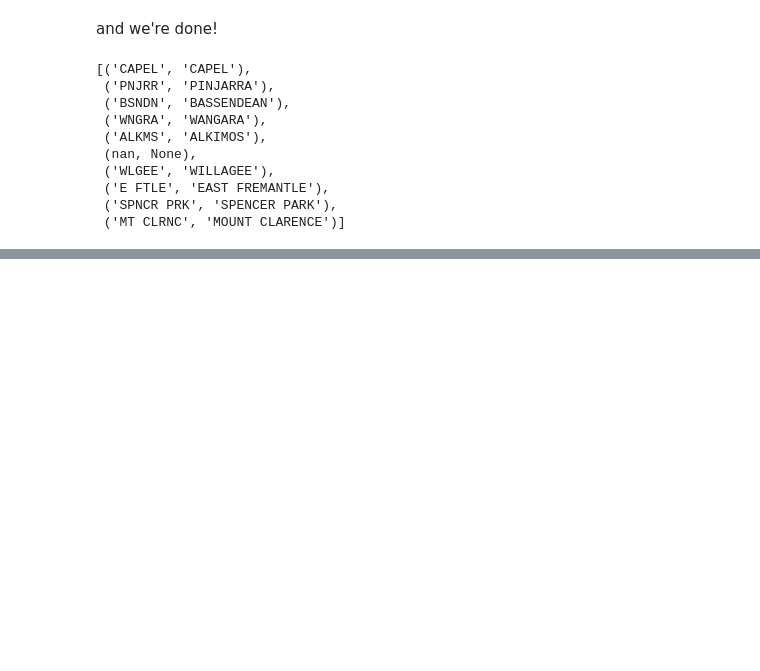
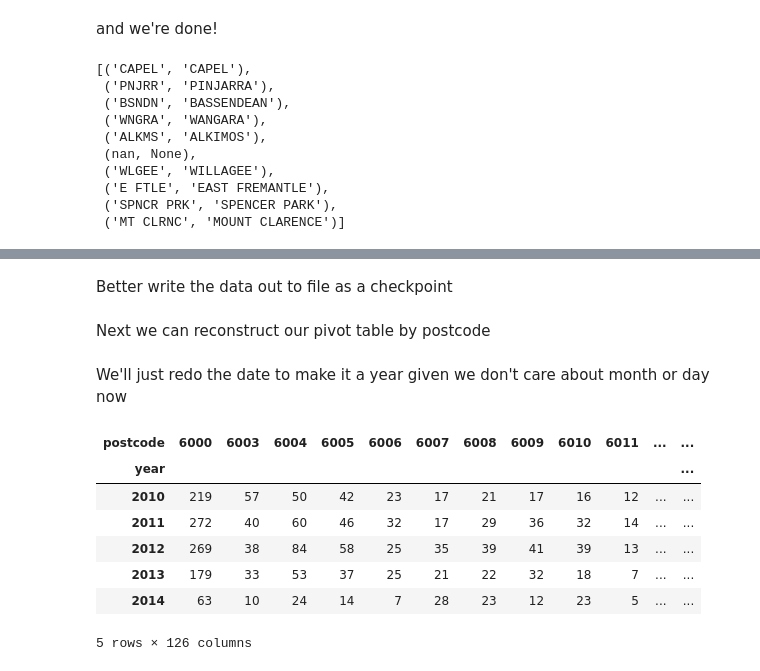
Before and after one commit to core-skills/03-zero-to-data-science, a Jupyter notebook: notebooks/pm1-fusing-data.ipynb, the cells around one changed output, grey strips where cells are left out. Saved outputs shown, nothing was run; the diff lists cells and outputs as text; code cells hidden in the pictures; blank space fills up the shorter version.

```diff
--- a/notebooks/pm1-fusing-data.ipynb
+++ b/notebooks/pm1-fusing-data.ipynb
@@ -341,0 +304,11 @@ bomber.grid_to_geotiff
+# %%
+suburb_postcode_mapping = dict(pd.unique(
+    list(zip(*[age_data[c] for c in ['suburb', 'postcode']]))))
+
+def get_postcode(suburb):
+    try:
+        return suburb_postcode_mapping[suburb]
+    except KeyError:
+        return None
+
+list(suburb_postcode_mapping.items())[:5]
@@ -341,0 +357,2 @@ bomber.grid_to_geotiff
+# %% [markdown]
+Better write the data out to file as a checkpoint
@@ -341,0 +362,2 @@ bomber.grid_to_geotiff
+# %% [markdown]
+Next we can reconstruct our pivot table by postcode
@@ -341,0 +377,15 @@ bomber.grid_to_geotiff
+# %% [markdown]
+We'll just redo the date to make it a year given we don't care about month or day now
+# %%
+fault_pivot['year'] = fault_pivot.index.year
+fault_pivot.set_index('year', inplace=True)
+fault_pivot.head()
+# %% [output]
+| postcode | 6000 | 6003 | 6004 | 6005 | 6006 | 6007 | 6008 | 6009 | 6010 | 6011 | ... | ... |
+| year |  |  |  |  |  |  |  |  |  |  |  | ... |
+| 2010 | 219 | 57 | 50 | 42 | 23 | 17 | 21 | 17 | 16 | 12 | ... | ... |
+| 2011 | 272 | 40 | 60 | 46 | 32 | 17 | 29 | 36 | 32 | 14 | ... | ... |
+| 2012 | 269 | 38 | 84 | 58 | 25 | 35 | 39 | 41 | 39 | 13 | ... | ... |
+| 2013 | 179 | 33 | 53 | 37 | 25 | 21 | 22 | 32 | 18 | 7 | ... | ... |
+| 2014 | 63 | 10 | 24 | 14 | 7 | 28 | 23 | 12 | 23 | 5 | ... | ... |
+5 rows × 126 columns
```
Also changed, not shown: parts of 17 cells of this notebook, 1 other file.
